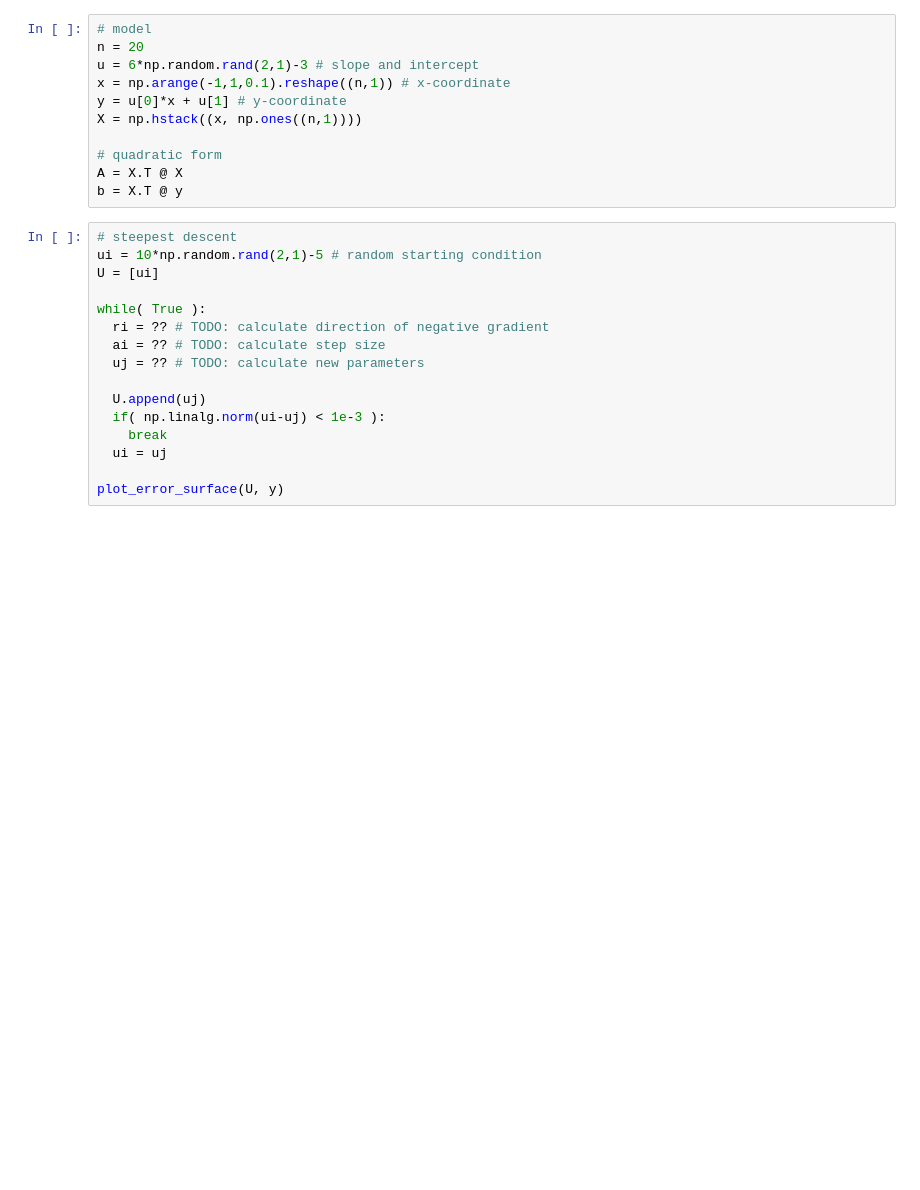
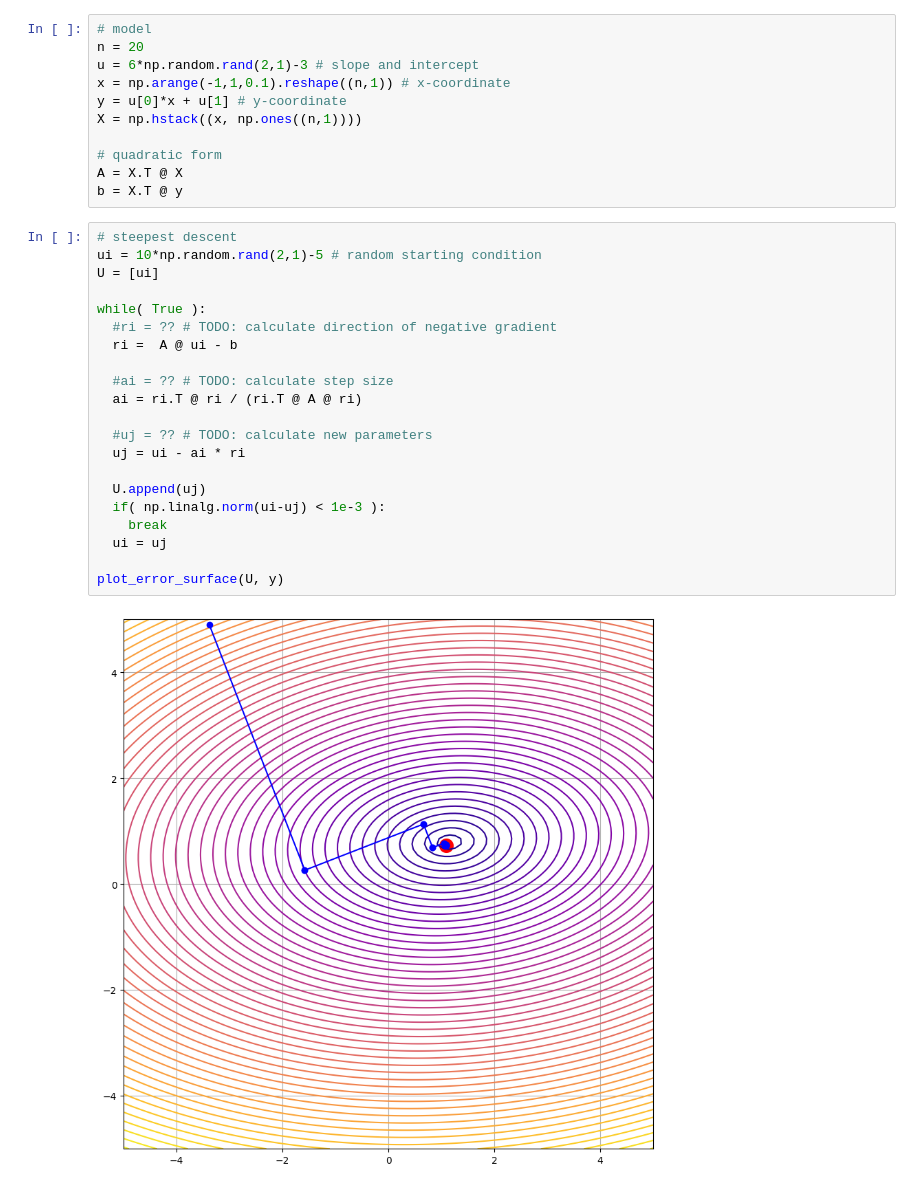
Before and after one commit to teddy661/281-inclass-assignments, a Jupyter notebook: Exercise_08_Gradient_Descent.ipynb, the cells around one changed output. Cells and saved outputs as stored; diff of their text form; blank space fills up the shorter version.

```diff
--- a/Exercise_08_Gradient_Descent.ipynb
+++ b/Exercise_08_Gradient_Descent.ipynb
@@ -57,19 +57,26 @@ b = X.T @ y
 # %%
 # steepest descent
 ui = 10*np.random.rand(2,1)-5 # random starting condition
 U = [ui]
 
 while( True ):
-  ri = ?? # TODO: calculate direction of negative gradient
-  ai = ?? # TODO: calculate step size
-  uj = ?? # TODO: calculate new parameters
+  #ri = ?? # TODO: calculate direction of negative gradient
+  ri =  A @ ui - b
+
+  #ai = ?? # TODO: calculate step size
+  ai = ri.T @ ri / (ri.T @ A @ ri)
+
+  #uj = ?? # TODO: calculate new parameters
+  uj = ui - ai * ri
 
   U.append(uj)
   if( np.linalg.norm(ui-uj) < 1e-3 ):
     break
   ui = uj
 
 plot_error_surface(U, y)
+# %% [output]
+[figure, added]
 # %%
 # conjugate gradient descent
 ui = 10*np.random.rand(2,1)-5 # random starting condition
```
Also changed, not shown: parts of 2 cells of this notebook.
